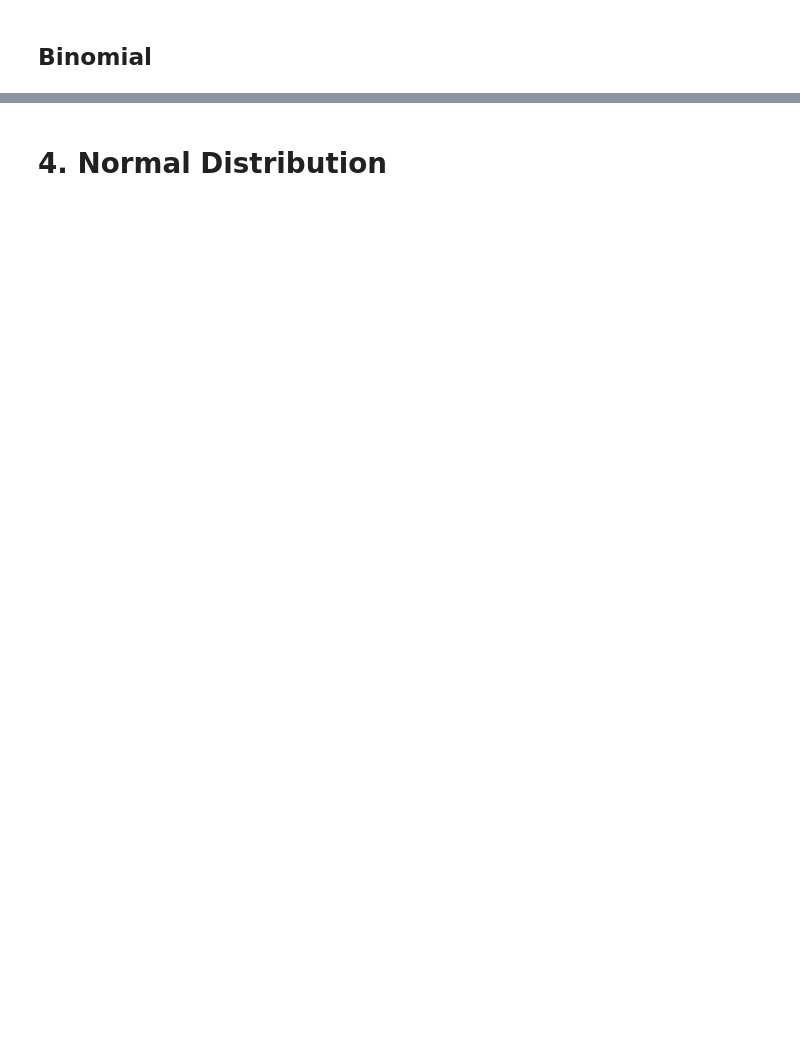
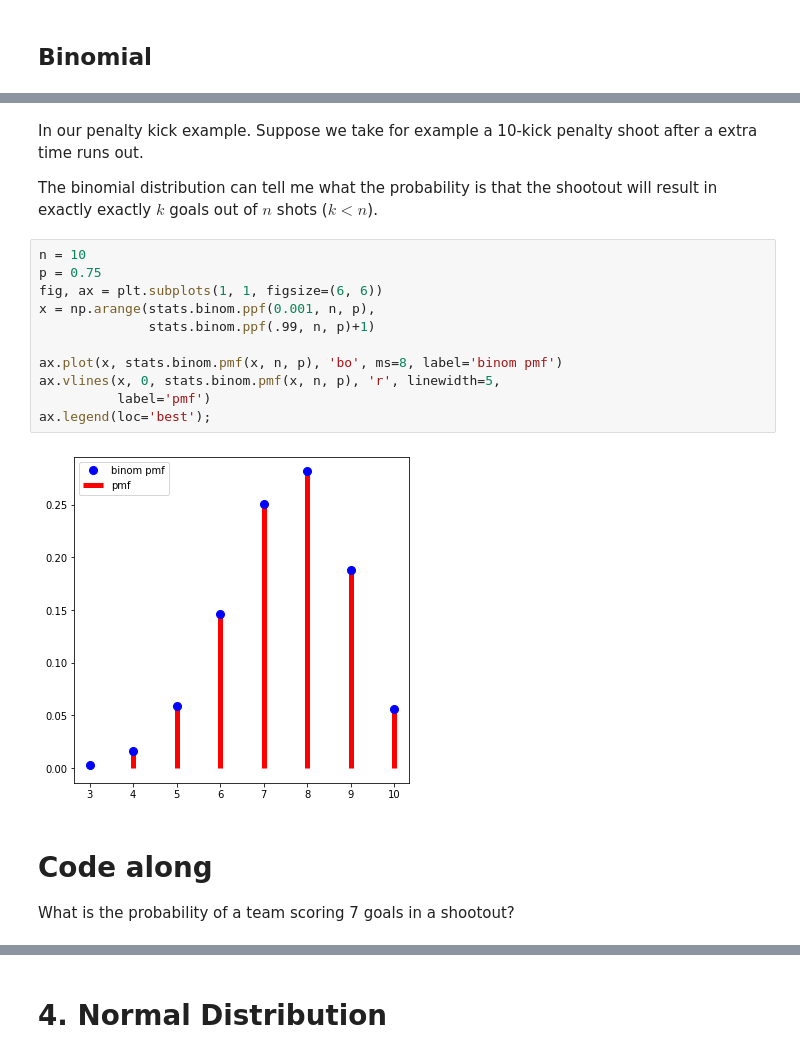
Before and after one commit to lecritch/distributions_seattle-chicago-ds, a Jupyter notebook: index.ipynb, the cells around one changed output, grey strips where cells are left out. Saved outputs shown, nothing was run; the diff lists cells and outputs as text; blank space fills up the shorter version.

```diff
--- a/index.ipynb
+++ b/index.ipynb
@@ -551,0 +549,20 @@ plt.hist(results);
+# %% [markdown]
+In our penalty kick example. Suppose we take for example a 10-kick penalty shoot after a extra time runs out.
+
+The binomial distribution can tell me what the probability is that the shootout will result in exactly exactly $k$ goals out of $n$ shots ($k < n$).
+# %%
+n = 10
+p = 0.75
+fig, ax = plt.subplots(1, 1, figsize=(6, 6))
+x = np.arange(stats.binom.ppf(0.001, n, p),
+              stats.binom.ppf(.99, n, p)+1)
+
+ax.plot(x, stats.binom.pmf(x, n, p), 'bo', ms=8, label='binom pmf')
+ax.vlines(x, 0, stats.binom.pmf(x, n, p), 'r', linewidth=5,
+          label='pmf')
+ax.legend(loc='best');
+# %% [output]
+[figure, added]
+# %% [markdown]
+# Code along
+What is the probability of a team scoring 7 goals in a shootout?
```
Also changed, not shown: parts of 54 cells of this notebook, 18 other files.
